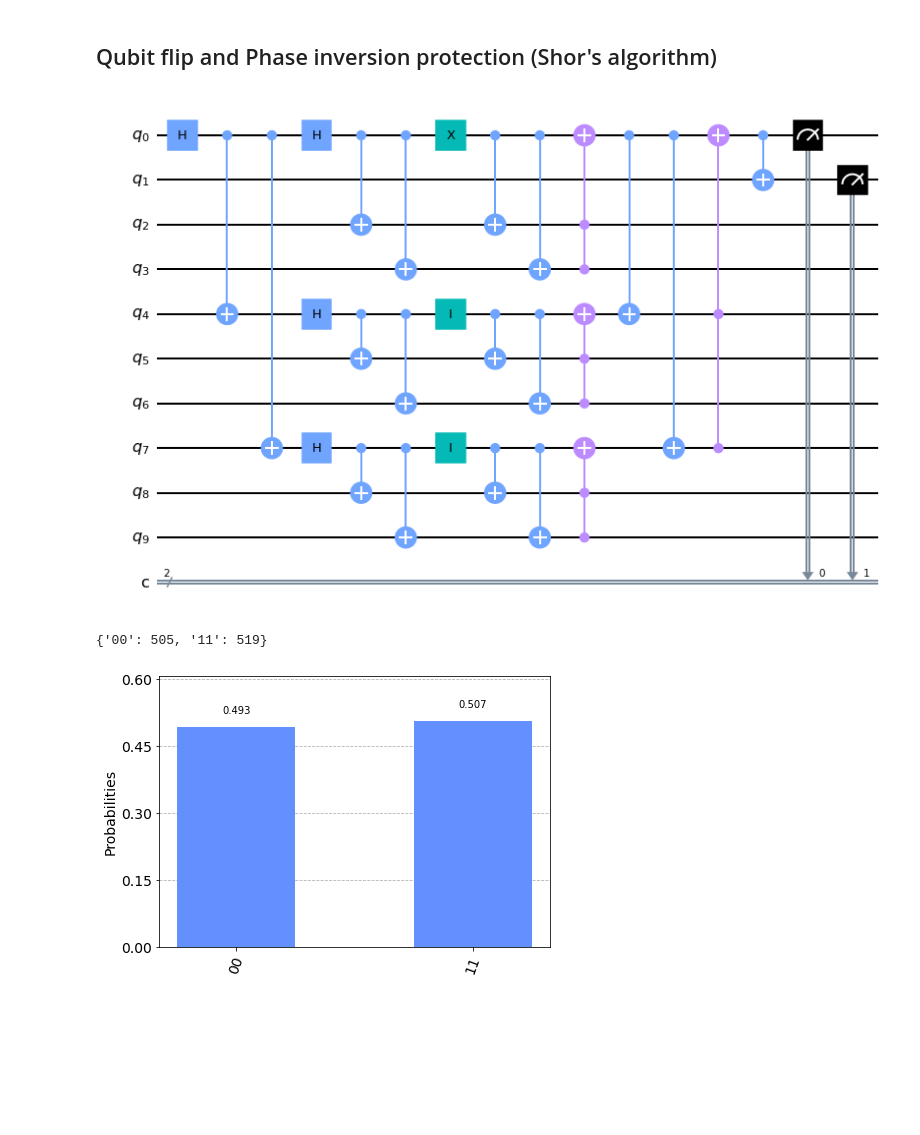
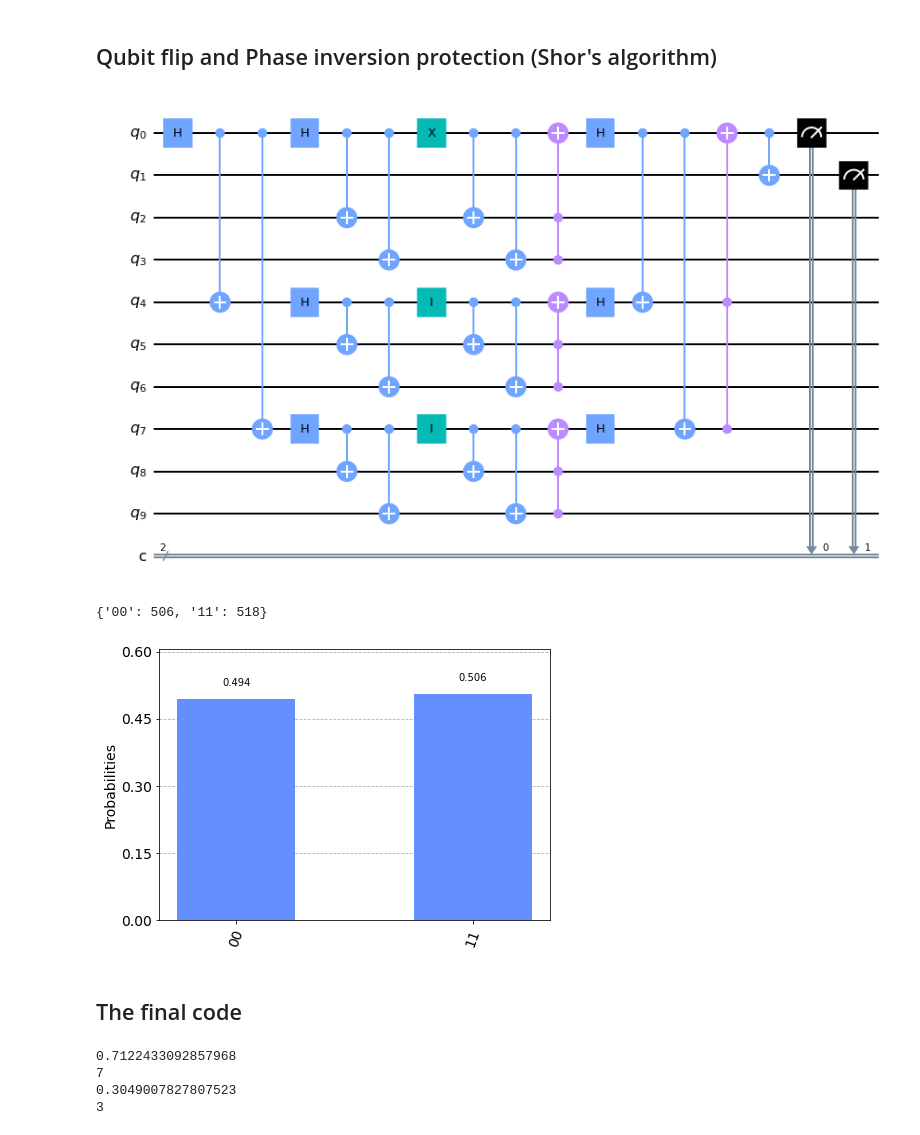
Before and after one commit to pkepka/qcmentor, a Jupyter notebook: Task2.ipynb, the cells around one changed output. Drawn from its saved outputs; the diff is of its cells as text; code cells hidden in the pictures; blank space fills up the shorter version.

```diff
--- a/Task2.ipynb
+++ b/Task2.ipynb
@@ -145,36 +163,37 @@ qc.i(qr[n]) # error circuit
 ###############
 
 n = 0
 qc.cx(qr[n], qr[n + 2]) # qubit flip correction: second ancillary qubit flipped conditionaly on the value of qubit
 qc.cx(qr[n], qr[n + 3]) # qubit flip correction: third ancillary qubit flipped conditionaly on the value of qubit
 qc.mcx(list(range(n + 2, n + 3 + 1)), n)  # qubit flip correction: toffoli gate
 
 n = 4
 qc.cx(qr[n], qr[n + 1]) # qubit flip correction: first ancillary qubit flipped conditionaly on the value of qubit
 qc.cx(qr[n], qr[n + 2]) # qubit flip correction: second ancillary qubit flipped conditionaly on the value of qubit
 qc.mcx(list(range(n + 1, n + 2 + 1)), n)  # qubit flip correction: toffoli gate
 
 n = 7
 qc.cx(qr[n], qr[n + 1]) # qubit flip correction: first ancillary qubit flipped conditionaly on the value of qubit
 qc.cx(qr[n], qr[n + 2]) # qubit flip correction: second ancillary qubit flipped conditionaly on the value of qubit
 qc.mcx(list(range(n + 1, n + 2 + 1)), n)  # qubit flip correction: toffoli gate
 
-
+qc.h(qr[0])          # phase inversion correction
+qc.h(qr[4])          # phase inversion correction
+qc.h(qr[7])          # phase inversion correction
 
 qc.cx(0, 4)      # phase inversion correction
 qc.cx(0, 7)      # phase inversion correction
 qc.mcx([4, 7], 0)  # phase inversion correction: toffoli gate
-
 
 qc.cx(0, 1)      # original part from the first circuit (qubit q1)
 
 qc.measure(range(2), range(2))  # Measure
 
 
 
 qc.draw(output='mpl')
 # %% [output]
-[figure, old version]
+[figure, new version]
 # %%
 backend = Aer.get_backend('qasm_simulator')
 job = execute(qc, backend, shots=1024)
@@ -184,5 +203,43 @@ counts = result.get_counts(qc)
 print(counts)
 plot_histogram(counts)
 # %% [output]
-{'00': 505, '11': 519}
+{'00': 506, '11': 518}
-[figure, old version]
+[figure, new version]
+# %% [markdown]
+## The final code
+# %%
+%matplotlib inline
+
+import matplotlib
+import pylatexenc
+from qiskit import *
+from qiskit.visualization import *
+from qiskit.tools.monitor import *
+import random
+
+num1 = random.uniform(0.0, 1.0)
+circ = 0
+if num1 > 1/3:
+  if num1 < 2/3:
+    circ = 4
+  else:
+    circ = 7
+
+num2 = random.uniform(0.0, 1.0)
+if num1 > 1/3:
+  if num1 < 2/3:
+    gate = 2
+  else:
+    gate = 3
+else:
+  gate = 1
+
+print(num1)
+print(circ)
+print(num2)
+print(gate)
+# %% [output]
+0.7122433092857968
+7
+0.3049007827807523
+3
```
Also changed, not shown: parts of 3 cells of this notebook.
